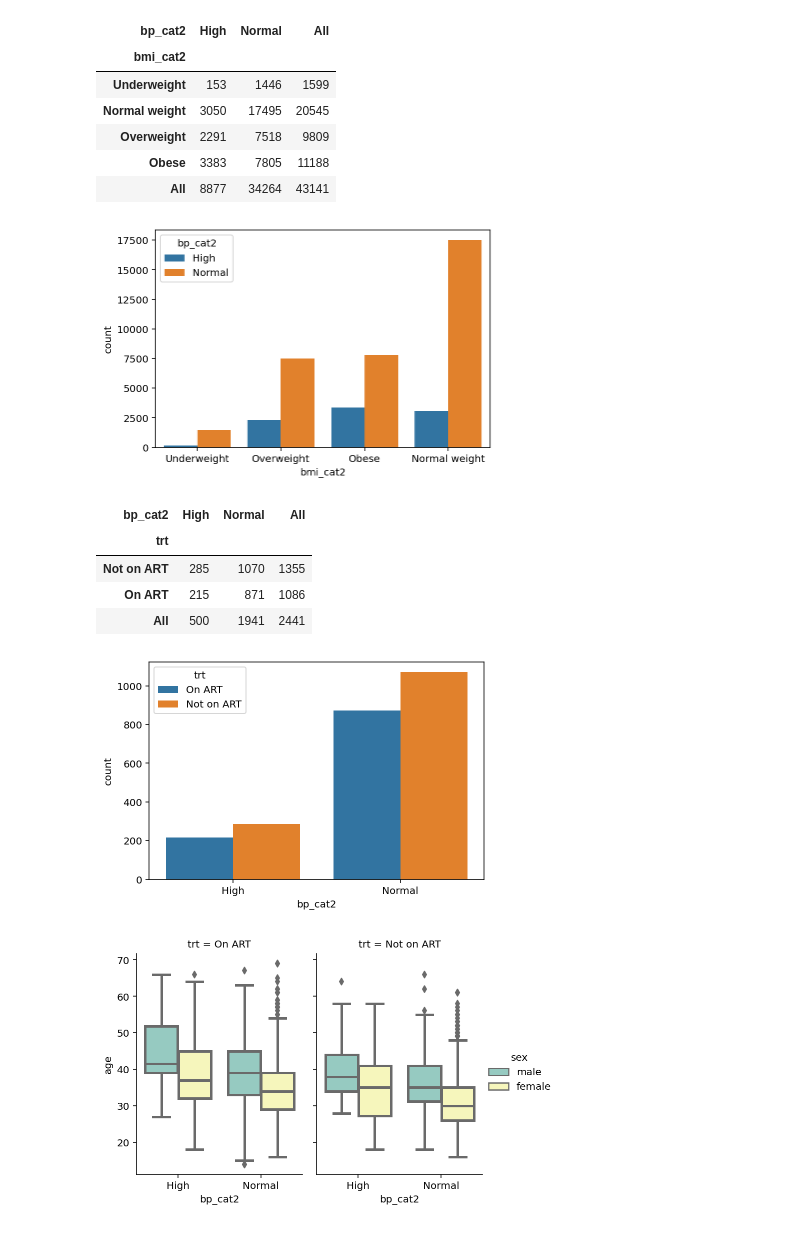
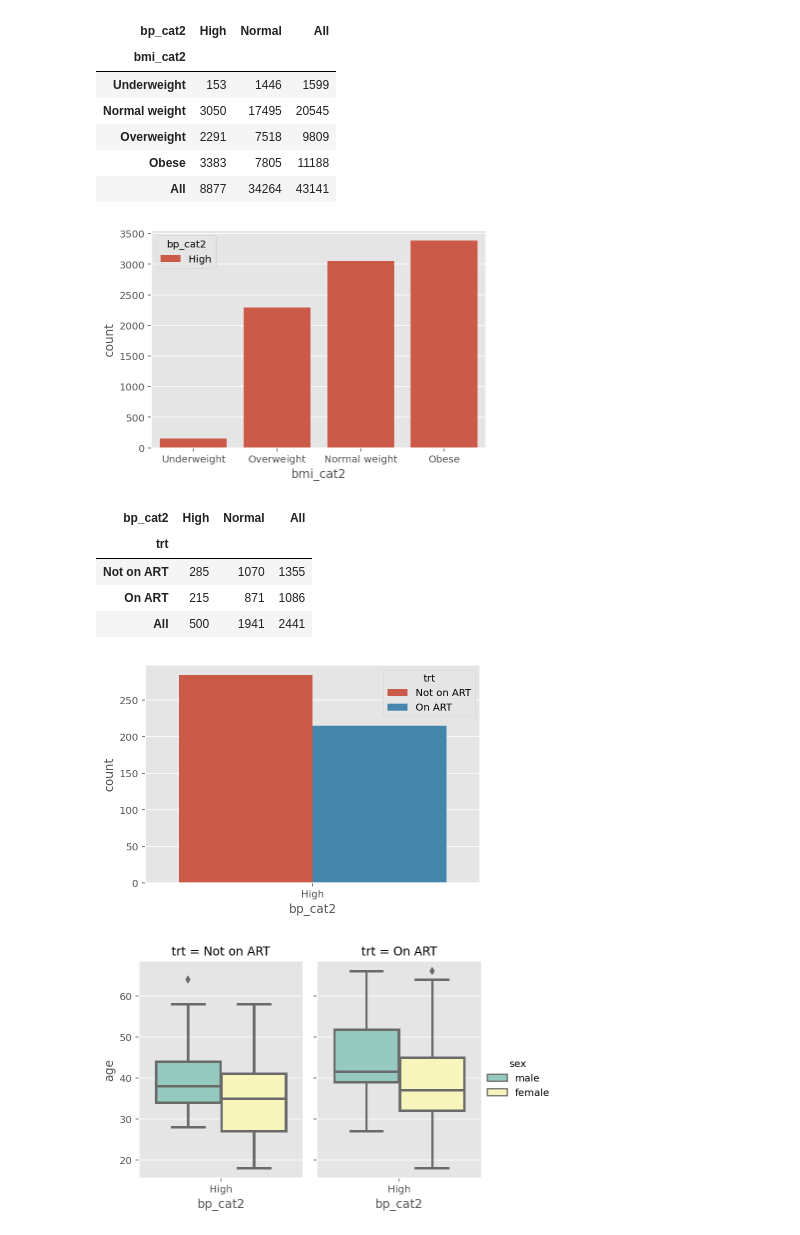
Before and after one commit to boniale/PDA_Python_HTN_PLWHIV, a Jupyter notebook: PDA_Report.ipynb, the cells around one changed output. Drawn from its saved outputs; the diff is of its cells as text; code cells hidden in the pictures.

Commit message:
restructuring of report plan and ploty graphs

```diff
--- a/PDA_Report.ipynb
+++ b/PDA_Report.ipynb
@@ -50,12 +50,18 @@ The widespread use of antiretroviral therapy (ART) in SSA has resulted in a near
 ## Import library
 import pandas as pd
 import matplotlib.pyplot as plt
+plt.style.use('ggplot')
 import matplotlib
-# pip install seaborn
 import seaborn as sns
+import plotly
+import plotly.express as px
+plotly.offline.init_notebook_mode(connected = True)
+#import plotly.graph_objects as go
 # %%
 ## Loading data
-hiv = pd.read_csv("dataset_plos.csv", index_col = "year", parse_dates = True)
+hiv = pd.read_csv("dataset_plos.csv",
+                 # index_col = "year",
+                  parse_dates = True)
 
 ## check the first 5 observations of the data set
 hiv.head(5)
@@ -71,6 +76,11 @@ hiv.head(5)
 # %%
 ## let's create a copy of hiv dataset for data wrangling
 hiv2 = hiv.copy()
+# %%
+## data cleaning
+hiv3 = hiv2.dropna(subset = ["bp_cat2", "sex", "bmi_cat"])
+
+hiv4 = hiv3.loc[hiv3["bp_cat2"]== "High"]
 # %%
 ## Treament group ART and non ART
 ## let's convert the 7 modalities of bp_cat into two (normal and high)
@@ -236,13 +333,13 @@ pd.crosstab(hiv2["bmi_cat2"], hiv2["bp_cat2"], margins = True)
 | Obese | 3383 | 7805 | 11188 |
 | All | 8877 | 34264 | 43141 |
 # %%
-%config InlineBackend.figure_format = 'retina'
+
 bp_bmi = sns.countplot(x = "bmi_cat2",
-              order = hiv2['bmi_cat2'].value_counts(ascending = True).index,
+              order = hiv4['bmi_cat2'].value_counts(ascending = True).index,
               hue = "bp_cat2",
-              data = hiv2);
+              data = hiv4);
 # %% [output]
-[figure, old version]
+[figure, new version]
 # %%
 ## let's see the proportion of hypertension among PLWHIV on ART and those not on ART
 pd.crosstab(hiv2["trt"], hiv2["bp_cat2"], margins = True)
@@ -255,16 +352,16 @@ pd.crosstab(hiv2["trt"], hiv2["bp_cat2"], margins = True)
 # %%
 %config InlineBackend.figure_format = 'retina'
 bp_bmi = sns.countplot(x = "bp_cat2",
-              order = hiv2['bp_cat2'].value_counts(ascending= True).index,
+              order = hiv4['bp_cat2'].value_counts(ascending= True).index,
               hue = "trt",
-              data = hiv2);
+              data = hiv4);
 # %% [output]
-[figure, old version]
+[figure, new version]
 # %%
-bp_bmi_sex = sns.catplot(x = "bp_cat2", y = "age",hue = "sex", data = hiv2, col = "trt",
+bp_bmi_sex = sns.catplot(x = "bp_cat2", y = "age",hue = "sex", data = hiv4, col = "trt",
 ...                 kind="box",
 ...                 height=4, aspect=.7,
                     linewidth=2.5,
                     palette="Set3");
 # %% [output]
-[figure, old version]
+[figure, new version]
```
Also changed, not shown: parts of 28 cells of this notebook.
